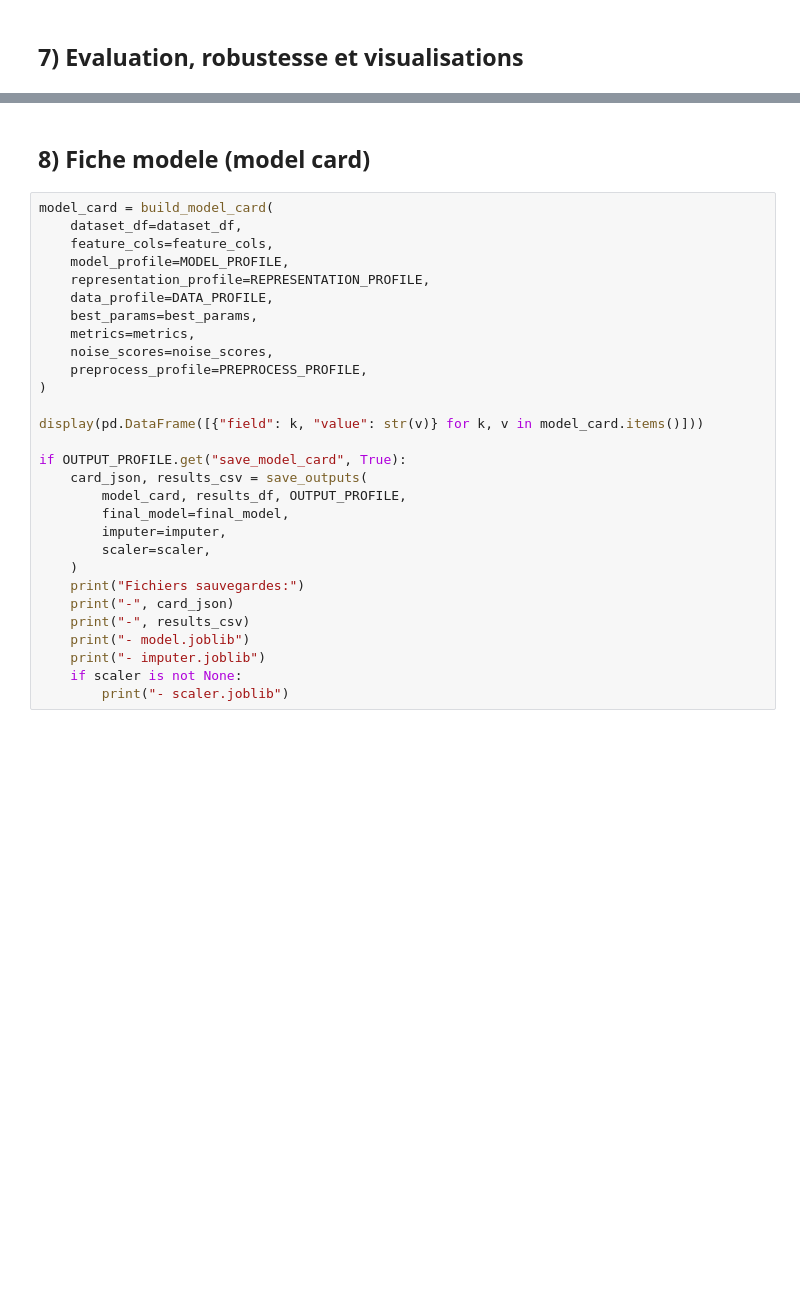
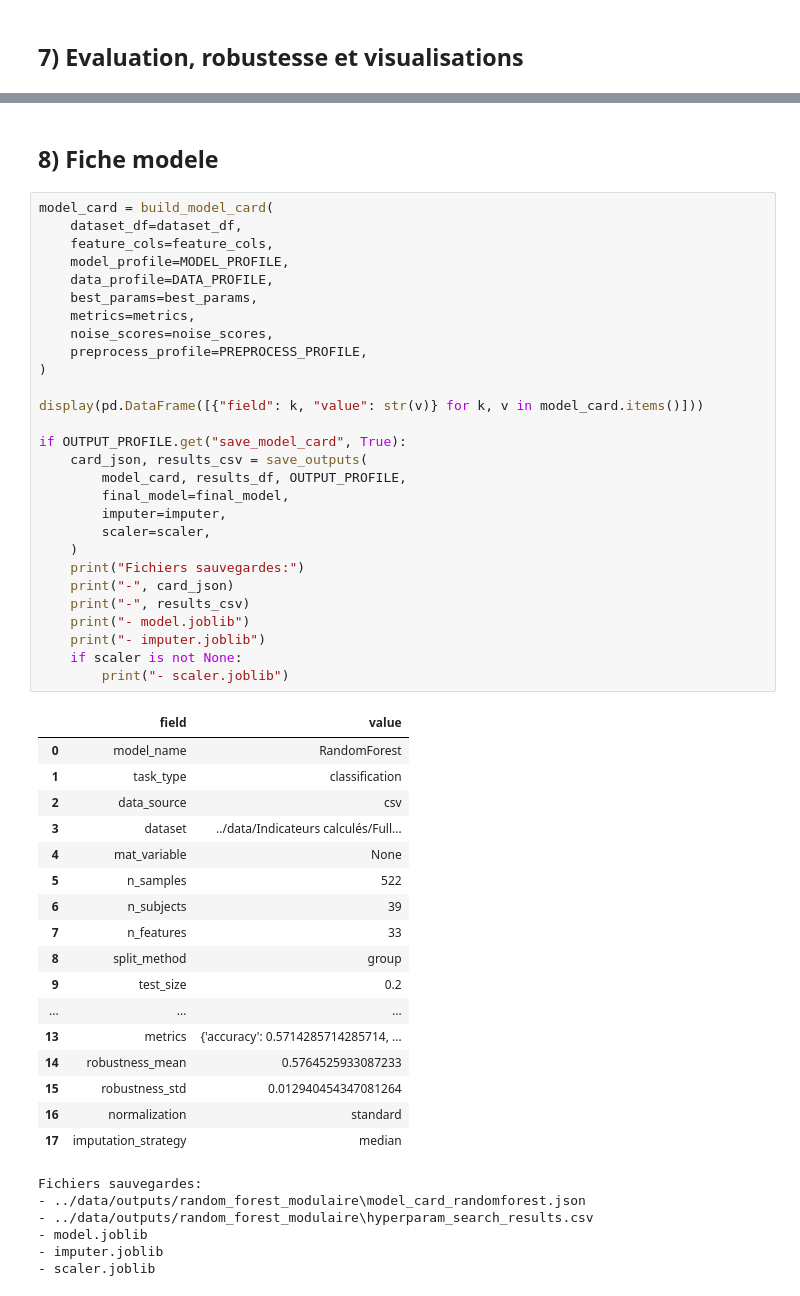
Before and after one commit to LucasCrmt/cybersickness-early-detection, a Jupyter notebook: cybersickness/RandomForest.ipynb, the cells around one changed output, grey strips where cells are left out. Saved outputs shown, nothing was run; the diff lists cells and outputs as text; blank space fills up the shorter version.

```diff
--- a/cybersickness/RandomForest.ipynb
+++ b/cybersickness/RandomForest.ipynb
@@ -370,31 +381,54 @@ Score robustesse (moyenne): 0.5990445497759334
 # %% [markdown]
-## 8) Fiche modele (model card)
+## 8) Fiche modele
 # %%
 model_card = build_model_card(
     dataset_df=dataset_df,
     feature_cols=feature_cols,
     model_profile=MODEL_PROFILE,
-    representation_profile=REPRESENTATION_PROFILE,
     data_profile=DATA_PROFILE,
     best_params=best_params,
     metrics=metrics,
     noise_scores=noise_scores,
     preprocess_profile=PREPROCESS_PROFILE,
 )
 
 display(pd.DataFrame([{"field": k, "value": str(v)} for k, v in model_card.items()]))
 
 if OUTPUT_PROFILE.get("save_model_card", True):
     card_json, results_csv = save_outputs(
         model_card, results_df, OUTPUT_PROFILE,
         final_model=final_model,
         imputer=imputer,
         scaler=scaler,
     )
     print("Fichiers sauvegardes:")
     print("-", card_json)
     print("-", results_csv)
     print("- model.joblib")
     print("- imputer.joblib")
     if scaler is not None:
         print("- scaler.joblib")
+# %% [output]
+|  | field | value |
+| 0 | model_name | RandomForest |
+| 1 | task_type | classification |
+| 2 | data_source | csv |
+| 3 | dataset | ../data/Indicateurs calculés/Full... |
+| 4 | mat_variable | None |
+| 5 | n_samples | 522 |
+| 6 | n_subjects | 39 |
+| 7 | n_features | 33 |
+| 8 | split_method | group |
+| 9 | test_size | 0.2 |
+| ... | ... | ... |
+| 13 | metrics | {'accuracy': 0.5714285714285714, ... |
+| 14 | robustness_mean | 0.5764525933087233 |
+| 15 | robustness_std | 0.012940454347081264 |
+| 16 | normalization | standard |
+| 17 | imputation_strategy | median |
+Fichiers sauvegardes:
+- ../data/outputs/random_forest_modulaire\model_card_randomforest.json
+- ../data/outputs/random_forest_modulaire\hyperparam_search_results.csv
+- model.joblib
+- imputer.joblib
+- scaler.joblib
```
Also changed, not shown: parts of 8 cells of this notebook, 15 other files.
